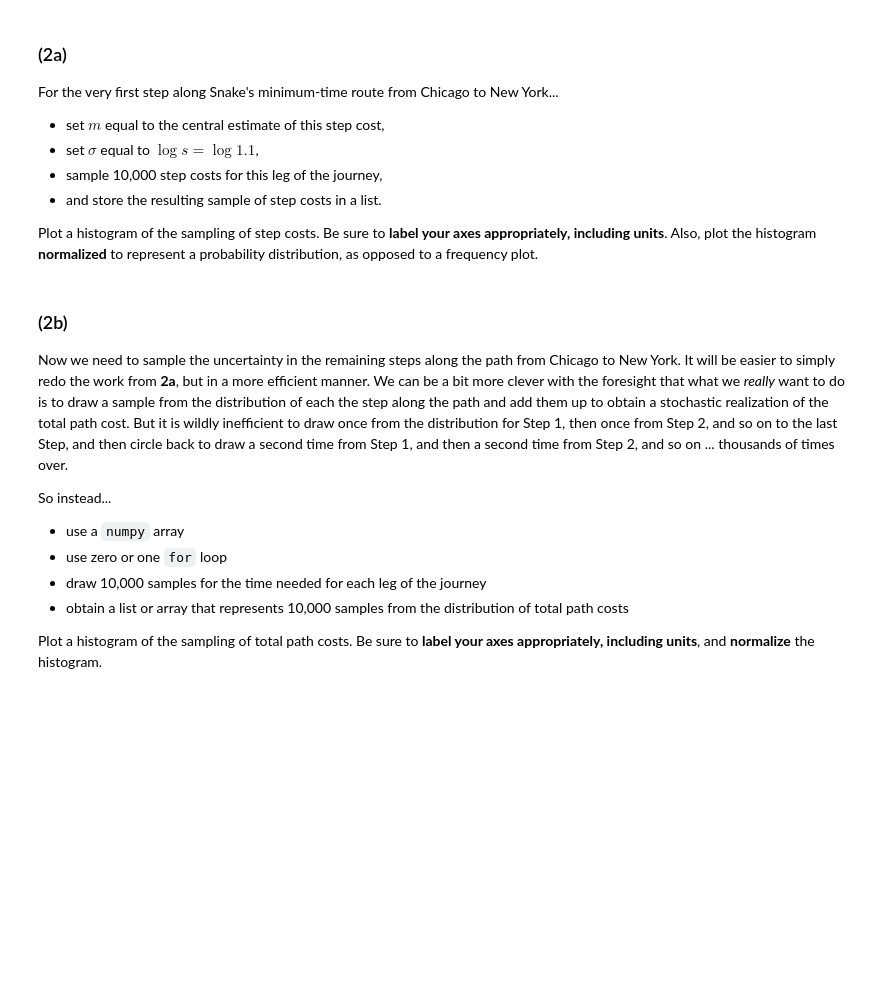
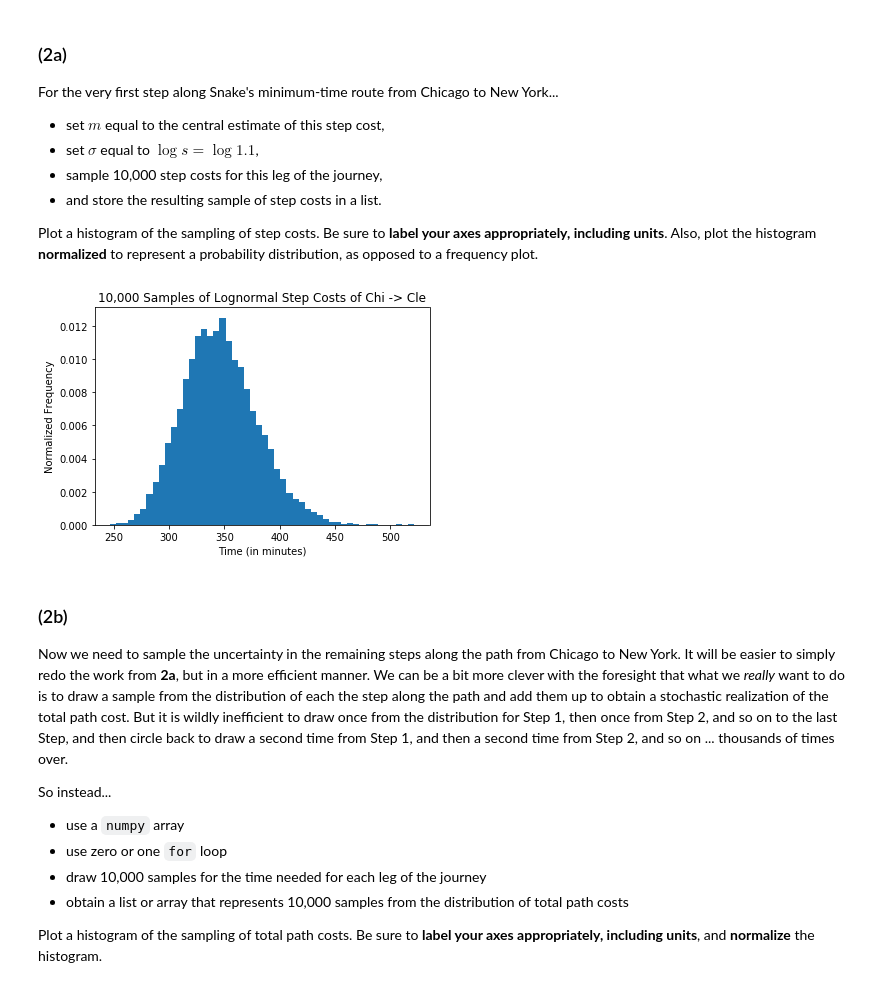
Before and after one commit to BrennonLee/AI, a Jupyter notebook: hw/csci3202_hw02_Brennon_Lee.ipynb, the cells around one changed output. Saved outputs shown, nothing was run; the diff lists cells and outputs as text; code cells hidden in the pictures; blank space fills up the shorter version.

```diff
--- a/hw/csci3202_hw02_Brennon_Lee.ipynb
+++ b/hw/csci3202_hw02_Brennon_Lee.ipynb
@@ -316,6 +316,23 @@ For the very first step along Snake's minimum-time route from Chicago to New Yor
 * and store the resulting sample of step costs in a list.
 
 Plot a histogram of the sampling of step costs. Be sure to **label your axes appropriately, including units**. Also, plot the histogram **normalized** to represent a probability distribution, as opposed to a frequency plot.
+# %%
+m = 345 # First step of Chi -> Cle
+s = 1.1
+sigma = np.log(s)
+mu = np.log(m)
+samples = np.random.lognormal(mu, sigma, 10000)
+
+fig = plt.figure()
+ax = fig.add_subplot(111)
+n, bins, rectangles = ax.hist(samples, 50, normed=True)
+plt.title('10,000 Samples of Lognormal Step Costs of Chi -> Cle')
+plt.xlabel('Time (in minutes)')
+plt.ylabel('Normalized Frequency')
+fig.canvas.draw()
+plt.show()
+# %% [output]
+[figure, added]
 # %% [markdown]
 <a id='p2b'></a>
 ### (2b)
```
Also changed, not shown: parts of 1 cell of this notebook.
